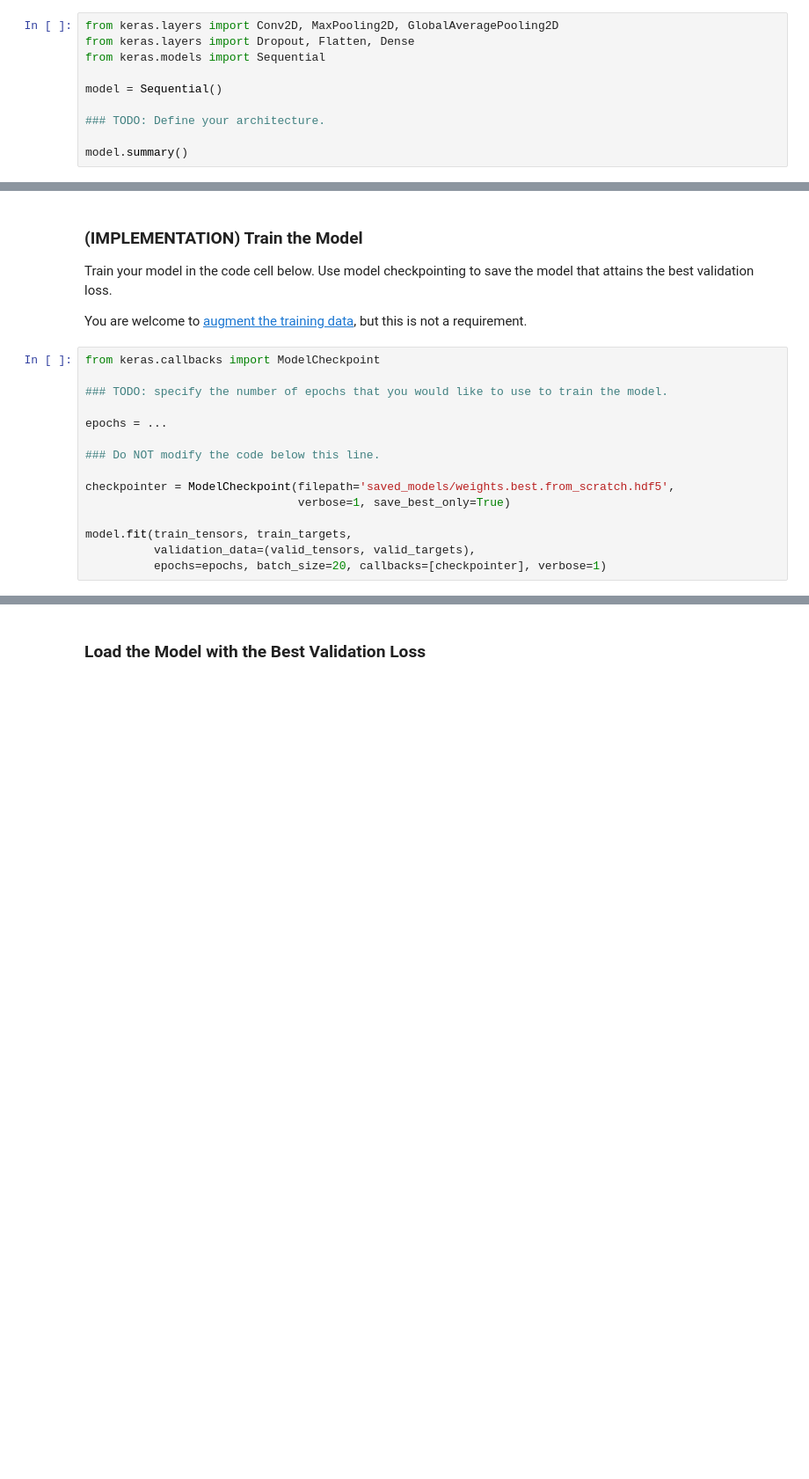
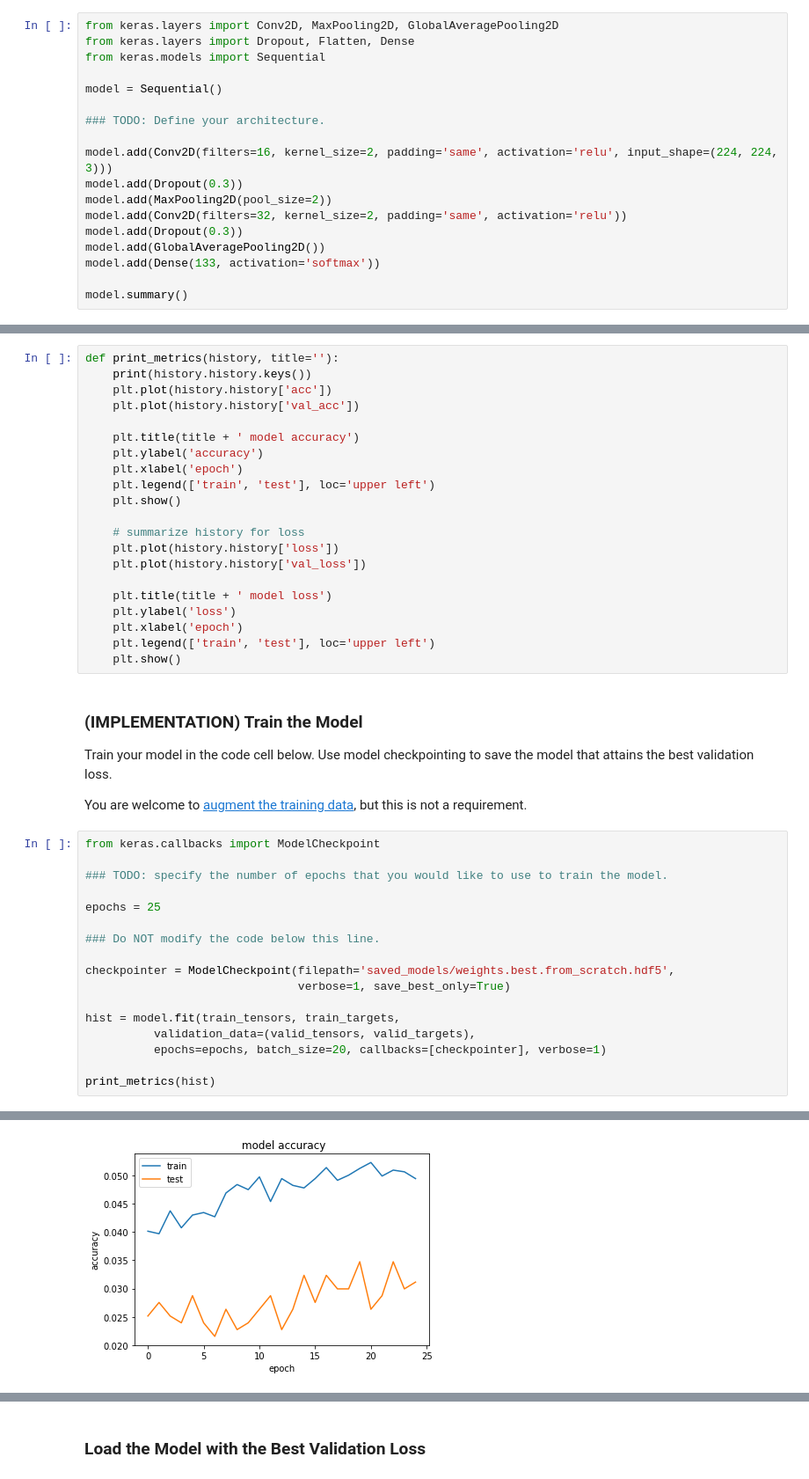
Before and after one commit to marianokamp/dog-project, a Jupyter notebook: dog_app.ipynb, the cells around one changed output, grey strips where cells are left out. Shown at 88% size. Cells and saved outputs as stored; diff of their text form; blank space fills up the shorter version.

```diff
--- a/dog_app.ipynb
+++ b/dog_app.ipynb
@@ -414,4 +485,12 @@ model = Sequential()
 
 ### TODO: Define your architecture.
 
+model.add(Conv2D(filters=16, kernel_size=2, padding='same', activation='relu', input_shape=(224, 224, 3)))
+model.add(Dropout(0.3))
+model.add(MaxPooling2D(pool_size=2))
+model.add(Conv2D(filters=32, kernel_size=2, padding='same', activation='relu'))
+model.add(Dropout(0.3))
+model.add(GlobalAveragePooling2D())
+model.add(Dense(133, activation='softmax'))
+
 model.summary()
@@ -422,3 +565,24 @@ model.compile(optimizer='rmsprop', loss='categorical_crossentropy', metrics=['ac
+# %%
+def print_metrics(history, title=''):
+    print(history.history.keys())
+    plt.plot(history.history['acc'])
+    plt.plot(history.history['val_acc'])
+
+    plt.title(title + ' model accuracy')
+    plt.ylabel('accuracy')
+    plt.xlabel('epoch')
+    plt.legend(['train', 'test'], loc='upper left')
+    plt.show()
+
+    # summarize history for loss
+    plt.plot(history.history['loss'])
+    plt.plot(history.history['val_loss'])
+
+    plt.title(title + ' model loss')
+    plt.ylabel('loss')
+    plt.xlabel('epoch')
+    plt.legend(['train', 'test'], loc='upper left')
+    plt.show()
 # %% [markdown]
 ### (IMPLEMENTATION) Train the Model
 
@@ -430,13 +594,16 @@ from keras.callbacks import ModelCheckpoint
 
 ### TODO: specify the number of epochs that you would like to use to train the model.
 
-epochs = ...
+epochs = 25
 
 ### Do NOT modify the code below this line.
 
 checkpointer = ModelCheckpoint(filepath='saved_models/weights.best.from_scratch.hdf5',
                                verbose=1, save_best_only=True)
 
-model.fit(train_tensors, train_targets,
+hist = model.fit(train_tensors, train_targets,
           validation_data=(valid_tensors, valid_targets),
           epochs=epochs, batch_size=20, callbacks=[checkpointer], verbose=1)
+
+print_metrics(hist)
+# %% [output]
@@ -442,0 +627 @@ model.fit(train_tensors, train_targets,
+[figure, added]
```
Also changed, not shown: parts of 18 cells of this notebook.
